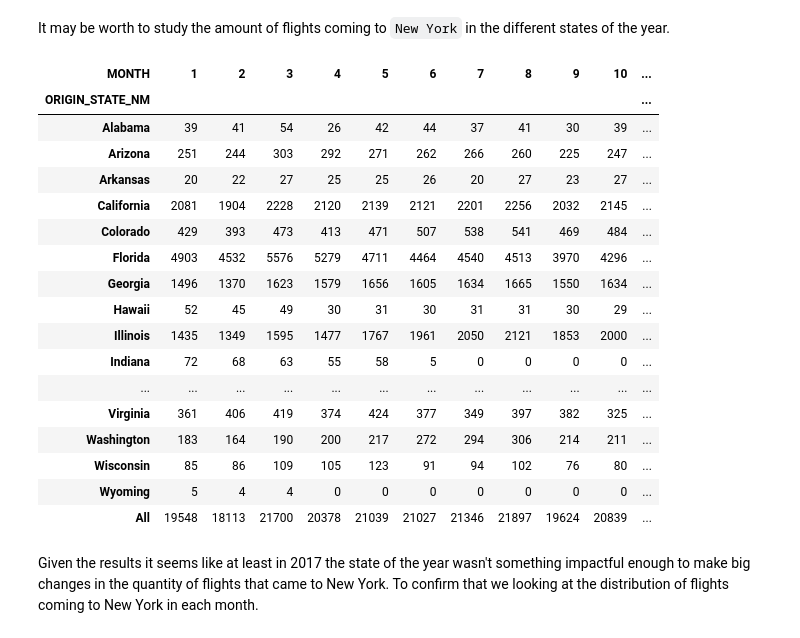
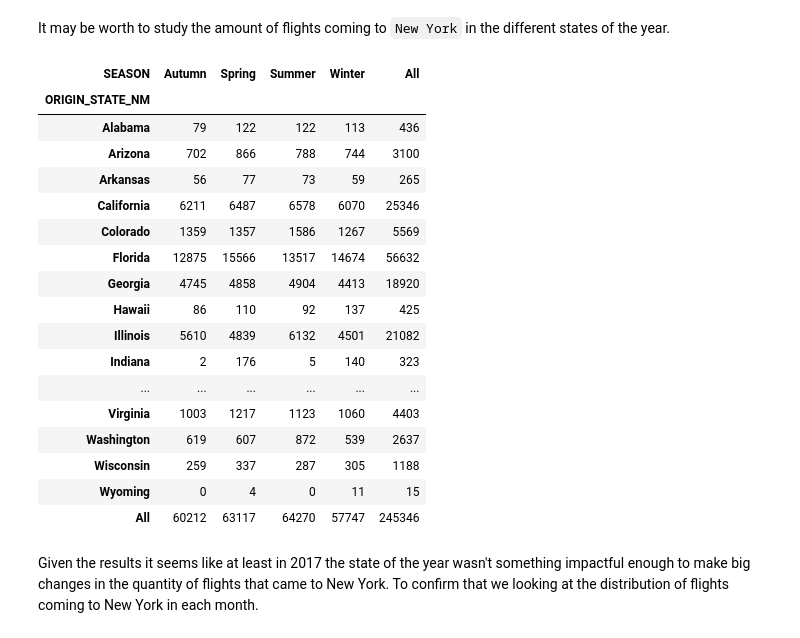
Before and after one commit to lesmedGutierrez/delayed_flights, a Jupyter notebook: delayed_flights.ipynb, the cells around one changed output. Saved outputs shown, nothing was run; the diff lists cells and outputs as text; code cells hidden in the pictures.

```diff
--- a/delayed_flights.ipynb
+++ b/delayed_flights.ipynb
@@ -220,26 +220,26 @@ We can see that the big majority of flights with destiny to New York come from `
 It may be worth to study the amount of flights coming to `New York` in the different states of the year.
 # %%
 #Podriamos cambiarla a que no lo diga por estado, solo en total. Y hacerlo hacerlo por epoca del año como primavera y asi
-pd.crosstab(index=temp['ORIGIN_STATE_NM'], columns=temp['MONTH'], margins=True)
+pd.crosstab(index=temp['ORIGIN_STATE_NM'], columns=temp['SEASON'], margins=True)
 # %% [output]
-| MONTH | 1 | 2 | 3 | 4 | 5 | 6 | 7 | 8 | 9 | 10 | ... |
-| ORIGIN_STATE_NM |  |  |  |  |  |  |  |  |  |  | ... |
-| Alabama | 39 | 41 | 54 | 26 | 42 | 44 | 37 | 41 | 30 | 39 | ... |
-| Arizona | 251 | 244 | 303 | 292 | 271 | 262 | 266 | 260 | 225 | 247 | ... |
-| Arkansas | 20 | 22 | 27 | 25 | 25 | 26 | 20 | 27 | 23 | 27 | ... |
-| California | 2081 | 1904 | 2228 | 2120 | 2139 | 2121 | 2201 | 2256 | 2032 | 2145 | ... |
-| Colorado | 429 | 393 | 473 | 413 | 471 | 507 | 538 | 541 | 469 | 484 | ... |
-| Florida | 4903 | 4532 | 5576 | 5279 | 4711 | 4464 | 4540 | 4513 | 3970 | 4296 | ... |
-| Georgia | 1496 | 1370 | 1623 | 1579 | 1656 | 1605 | 1634 | 1665 | 1550 | 1634 | ... |
-| Hawaii | 52 | 45 | 49 | 30 | 31 | 30 | 31 | 31 | 30 | 29 | ... |
-| Illinois | 1435 | 1349 | 1595 | 1477 | 1767 | 1961 | 2050 | 2121 | 1853 | 2000 | ... |
-| Indiana | 72 | 68 | 63 | 55 | 58 | 5 | 0 | 0 | 0 | 0 | ... |
-| ... | ... | ... | ... | ... | ... | ... | ... | ... | ... | ... | ... |
-| Virginia | 361 | 406 | 419 | 374 | 424 | 377 | 349 | 397 | 382 | 325 | ... |
-| Washington | 183 | 164 | 190 | 200 | 217 | 272 | 294 | 306 | 214 | 211 | ... |
-| Wisconsin | 85 | 86 | 109 | 105 | 123 | 91 | 94 | 102 | 76 | 80 | ... |
-| Wyoming | 5 | 4 | 4 | 0 | 0 | 0 | 0 | 0 | 0 | 0 | ... |
-| All | 19548 | 18113 | 21700 | 20378 | 21039 | 21027 | 21346 | 21897 | 19624 | 20839 | ... |
+| SEASON | Autumn | Spring | Summer | Winter | All |
+| ORIGIN_STATE_NM |  |  |  |  |  |
+| Alabama | 79 | 122 | 122 | 113 | 436 |
+| Arizona | 702 | 866 | 788 | 744 | 3100 |
+| Arkansas | 56 | 77 | 73 | 59 | 265 |
+| California | 6211 | 6487 | 6578 | 6070 | 25346 |
+| Colorado | 1359 | 1357 | 1586 | 1267 | 5569 |
+| Florida | 12875 | 15566 | 13517 | 14674 | 56632 |
+| Georgia | 4745 | 4858 | 4904 | 4413 | 18920 |
+| Hawaii | 86 | 110 | 92 | 137 | 425 |
+| Illinois | 5610 | 4839 | 6132 | 4501 | 21082 |
+| Indiana | 2 | 176 | 5 | 140 | 323 |
+| ... | ... | ... | ... | ... | ... |
+| Virginia | 1003 | 1217 | 1123 | 1060 | 4403 |
+| Washington | 619 | 607 | 872 | 539 | 2637 |
+| Wisconsin | 259 | 337 | 287 | 305 | 1188 |
+| Wyoming | 0 | 4 | 0 | 11 | 15 |
+| All | 60212 | 63117 | 64270 | 57747 | 245346 |
 # %% [markdown]
 Given the results it seems like at least in 2017 the state of the year wasn't something impactful enough to make big changes in the quantity of flights that came to New York. To confirm that we looking at the distribution of flights coming to New York in each month.
 # %%
```
Also changed, not shown: parts of 9 cells of this notebook.
